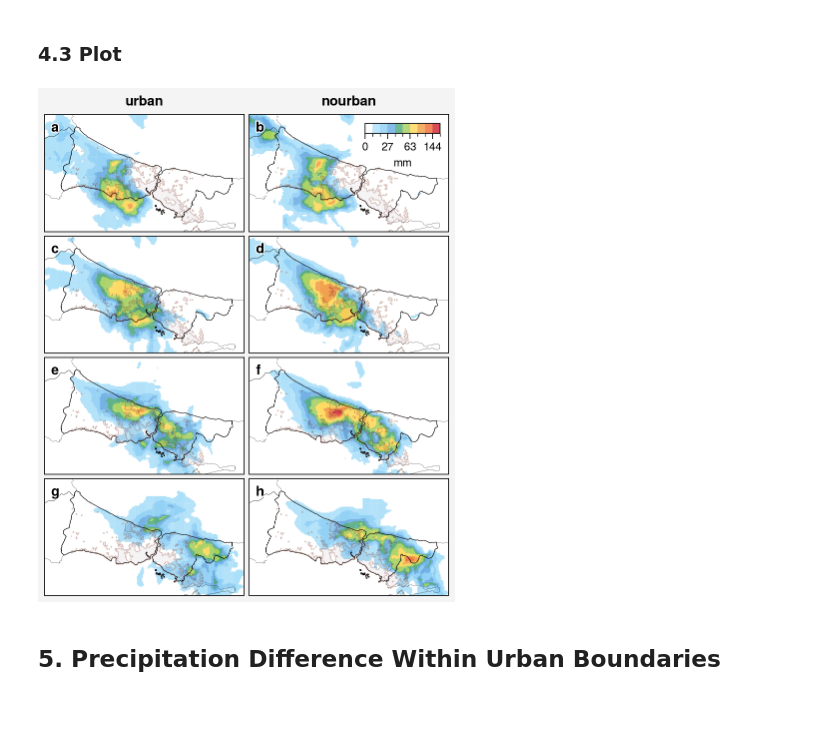
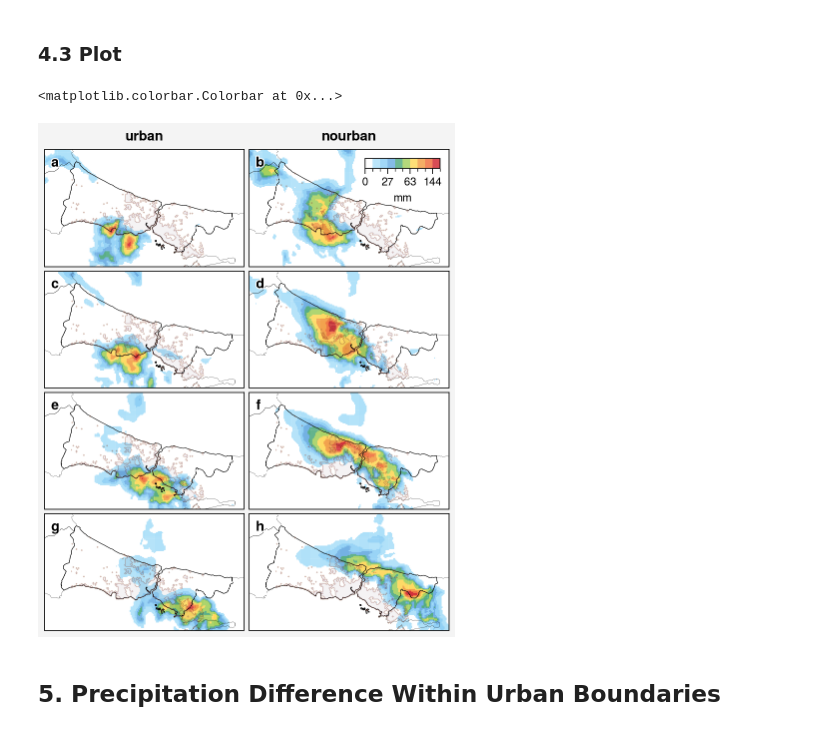
Before and after one commit to donmezkutay/Urban-Precipitation-Article-Istanbul, a Jupyter notebook: era5_precipitation_spatial_hourly.ipynb, the cells around one changed output. Drawn from its saved outputs; the diff is of its cells as text; code cells hidden in the pictures.

```diff
--- a/era5_precipitation_spatial_hourly.ipynb
+++ b/era5_precipitation_spatial_hourly.ipynb
@@ -44,7 +44,7 @@ luse_options = [
 ]
 
 # data path
-data_path = glob(fr'{general_path}/*{run_data}**{variable}*')
+data_path = glob(fr'{general_path}/*{run_data}**THOMPSON**{variable}*')
 # %% [markdown]
 ## 2. Open Data
 # %%
@@ -275,37 +275,38 @@ for i, t in zip(i_s, range(graphic_no)):
     mesh = axs[t].pcolormesh(dt_luse[i]['lon'],
                             dt_luse[i]['lat'],
                             dt_luse[i],
                             cmap = cmap,
                             norm=norm,
                             zorder = 0.2,
                             alpha=0.8)
 
     contour = axs[t].contourf(dt_border['lon'],
                             dt_border['lat'],
                             dt_border,
                             lw = 0.1,
                             alpha = 0.05,
 
                             )
 
 # colorbars
 axs[1].colorbar(mesh,
                  label='mm',
                  ticks = ticks,
                  loc='ur', length=6,  # length is em widths
                  tickminor=True, alpha=0.5,
                  width=0.8,
                  labelsize = 8,
                  ticklabelsize = 8,
                  frame=False,
                 )
 
 #save figure
-plt.savefig(r'pictures/era5_ENS_precipitation_hourly.jpeg',
-            bbox_inches='tight', optimize=True,
-            progressive=True, dpi=1000)
+#plt.savefig(r'pictures/era5_THOMPSON_precipitation_hourly.jpeg',
+#            bbox_inches='tight', optimize=True,
+#            progressive=True, dpi=1000)
 # %% [output]
+<matplotlib.colorbar.Colorbar at 0x...>
-[figure, old version]
+[figure, new version]
 # %% [markdown]
 ## 5. Precipitation Difference Within Urban Boundaries
 # %% [markdown]
```
Also changed, not shown: parts of 3 cells of this notebook, 1 other file.
